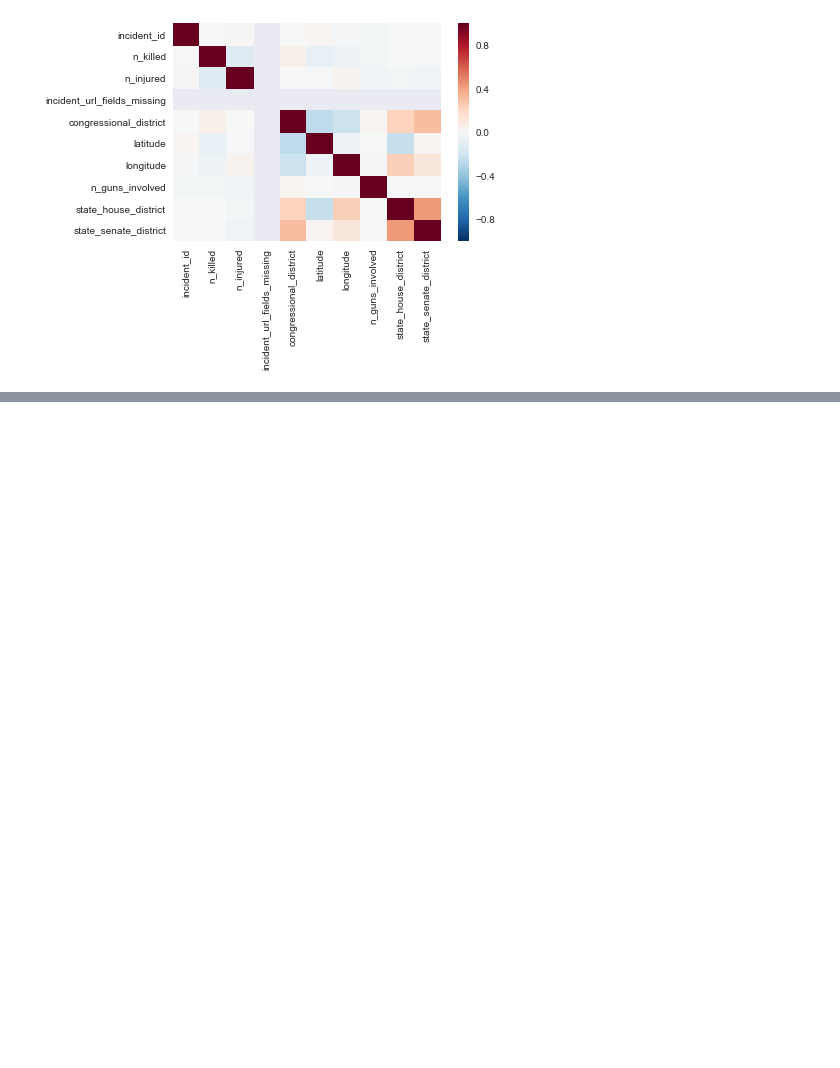
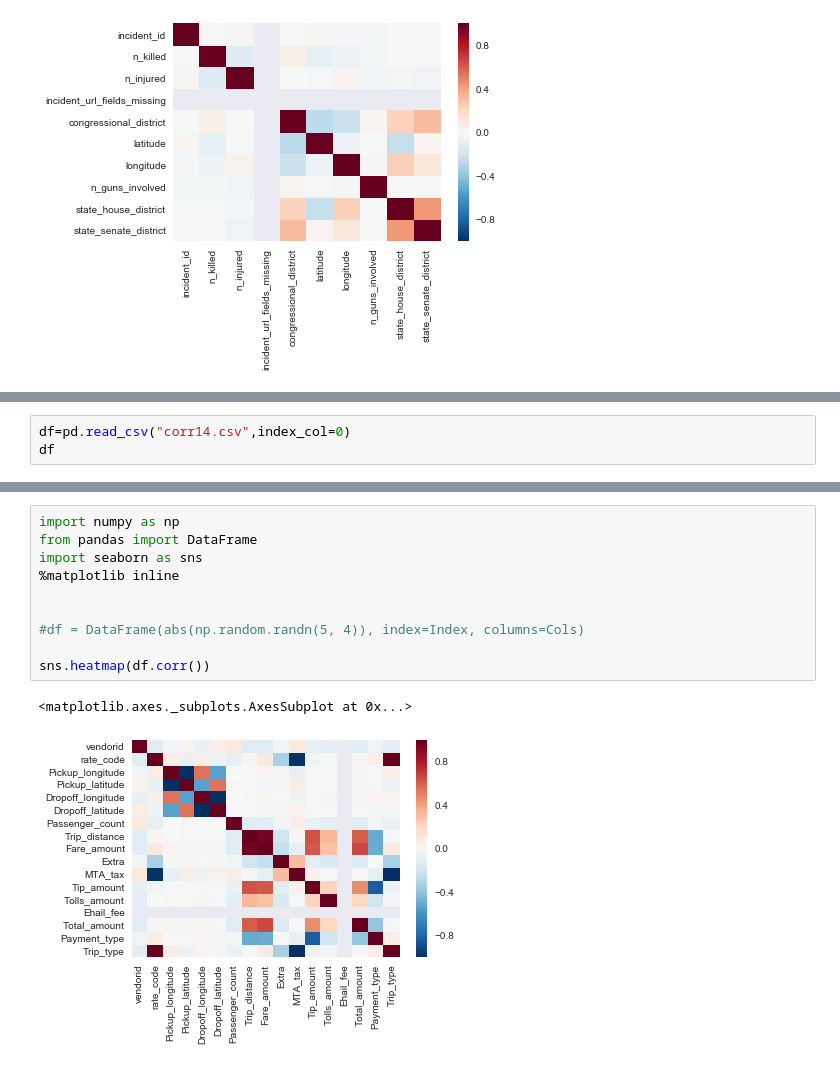
Before and after one commit to preetgandhi95/BigData18, a Jupyter notebook: Correlation test.ipynb, the cells around one changed output, grey strips where cells are left out. Saved outputs shown, nothing was run; the diff lists cells and outputs as text; blank space fills up the shorter version.

```diff
--- a/Correlation test.ipynb
+++ b/Correlation test.ipynb
@@ -171,0 +207,3 @@ sns.heatmap(dff1.corr())
+# %%
+df=pd.read_csv("corr14.csv",index_col=0)
+df
@@ -171,0 +229,13 @@ sns.heatmap(dff1.corr())
+# %%
+import numpy as np
+from pandas import DataFrame
+import seaborn as sns
+%matplotlib inline
+
+
+#df = DataFrame(abs(np.random.randn(5, 4)), index=Index, columns=Cols)
+
+sns.heatmap(df.corr())
+# %% [output]
+<matplotlib.axes._subplots.AxesSubplot at 0x...>
+[figure, added]
```
Also changed, not shown: parts of 9 cells of this notebook.
